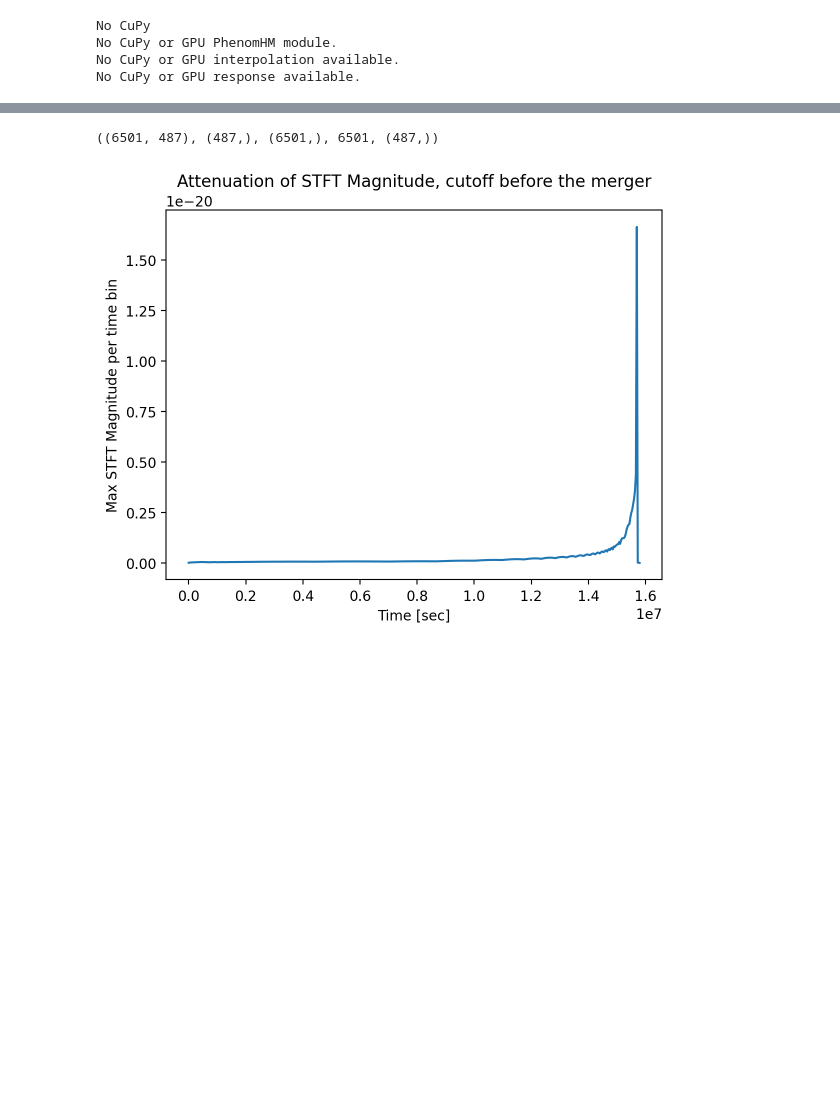
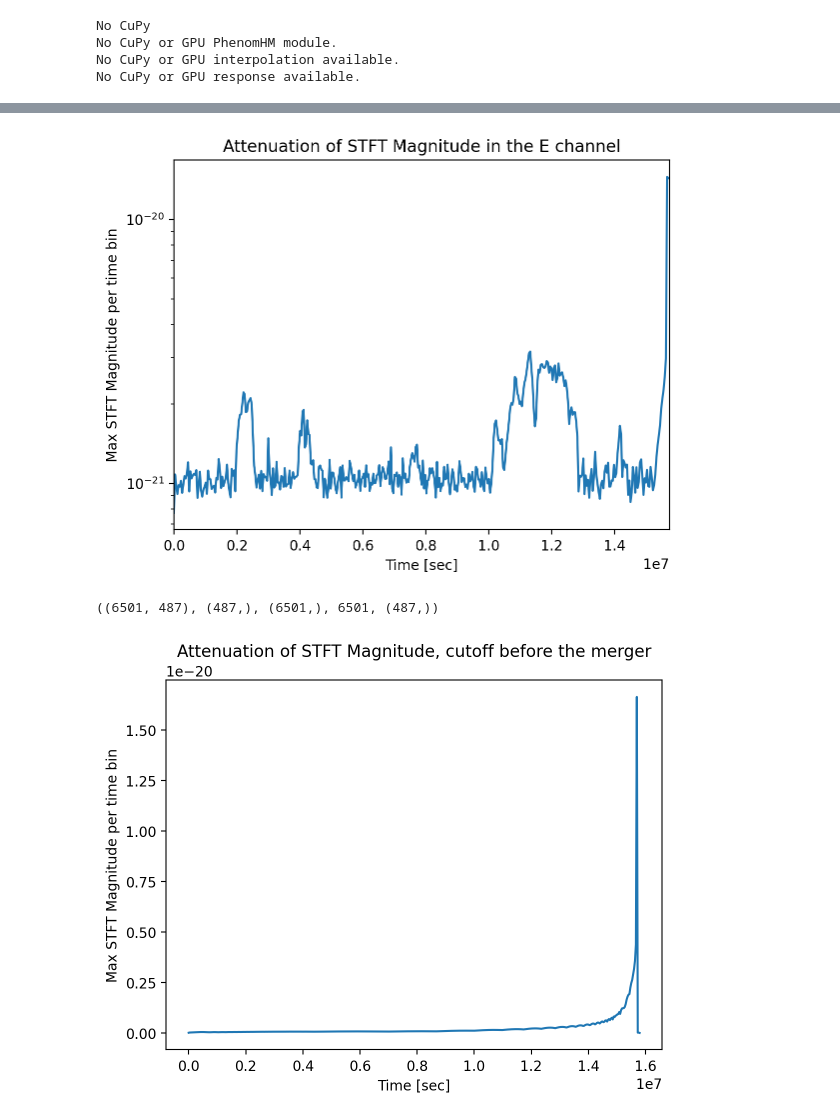
Before and after one commit to manishprasad0/LISA_Master_Thesis, a Jupyter notebook: attenuation/attenuation.ipynb, the cells around one changed output, grey strips where cells are left out. Drawn from its saved outputs; the diff is of its cells as text; code cells hidden in the pictures; blank space fills up the shorter version.

```diff
--- a/attenuation/attenuation.ipynb
+++ b/attenuation/attenuation.ipynb
@@ -98,3 +116,17 @@ plt.plot(np.abs(Zxx[:,0]))
+# %%
+max_zxx = []
+for i in range(0, len(Zxx[0])):
+    max_zxx.append(np.max(np.abs(Zxx[:,i])))
+max_zxx = np.array(max_zxx)
+t_final = 420
+plt.plot(t[0:t_final], max_zxx[0:t_final])
+plt.xlim(t[0], t[t_final])
+plt.title('Attenuation of STFT Magnitude in the E channel')
+plt.ylabel('Max STFT Magnitude per time bin')
+plt.xlabel('Time [sec]')
+plt.yscale('log')
+# %% [output]
+[figure, added]
 # %%
 Zxx.shape, t.shape, f.shape, len(Zxx[:,0]), max_zxx.shape
 # %% [output]
```
Also changed, not shown: parts of 4 cells of this notebook, 6 other files.
